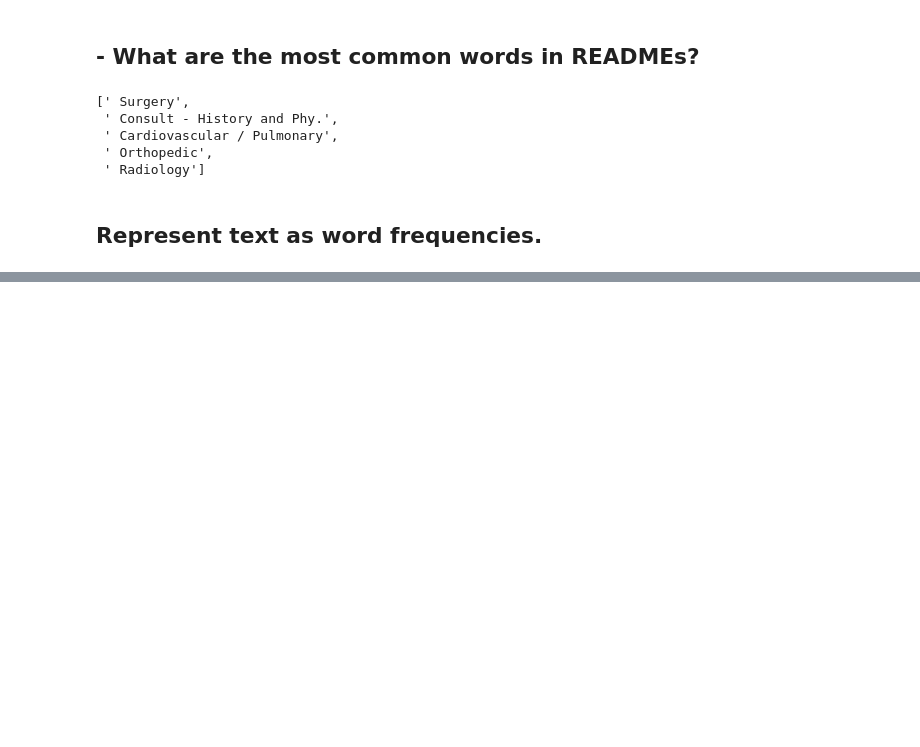
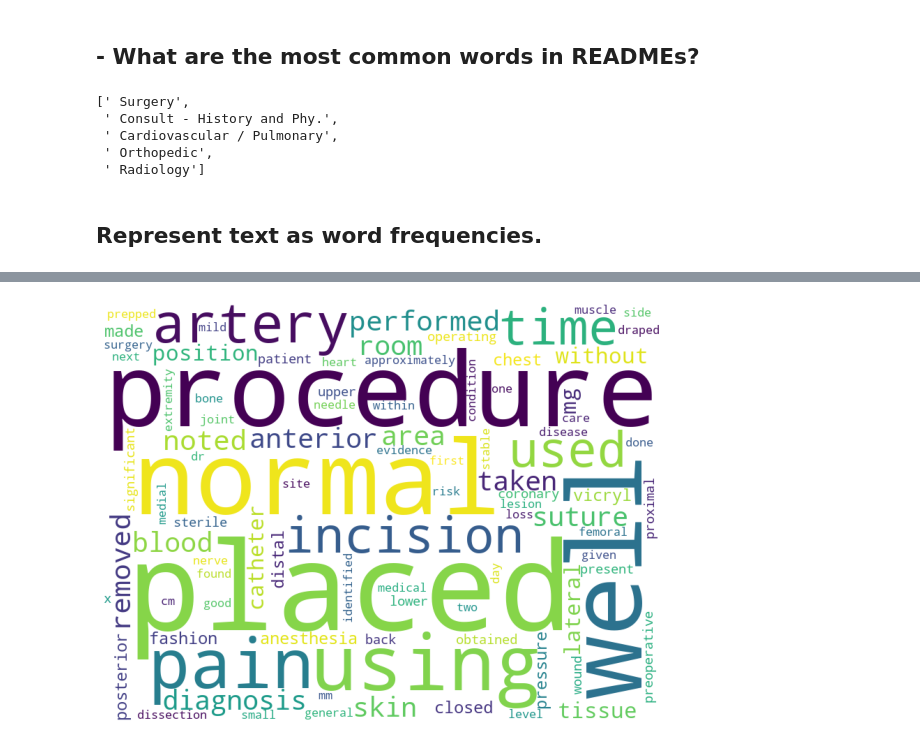
Before and after one commit to cindyvillanuevads/project_medical_text, a Jupyter notebook: initial_notebook.ipynb, the cells around one changed output, grey strips where cells are left out. Drawn from its saved outputs; the diff is of its cells as text; code cells hidden in the pictures; blank space fills up the shorter version.

Commit message:
add wordcloud

```diff
--- a/initial_notebook.ipynb
+++ b/initial_notebook.ipynb
@@ -328,0 +330,6 @@ word_counts.shape
+# %%
+
+#use a function from explore.py
+ex.wordcloud_top(word_counts, 'all_words' , 100)
+# %% [output]
+[figure, added]
```
Also changed, not shown: parts of 6 cells of this notebook.
